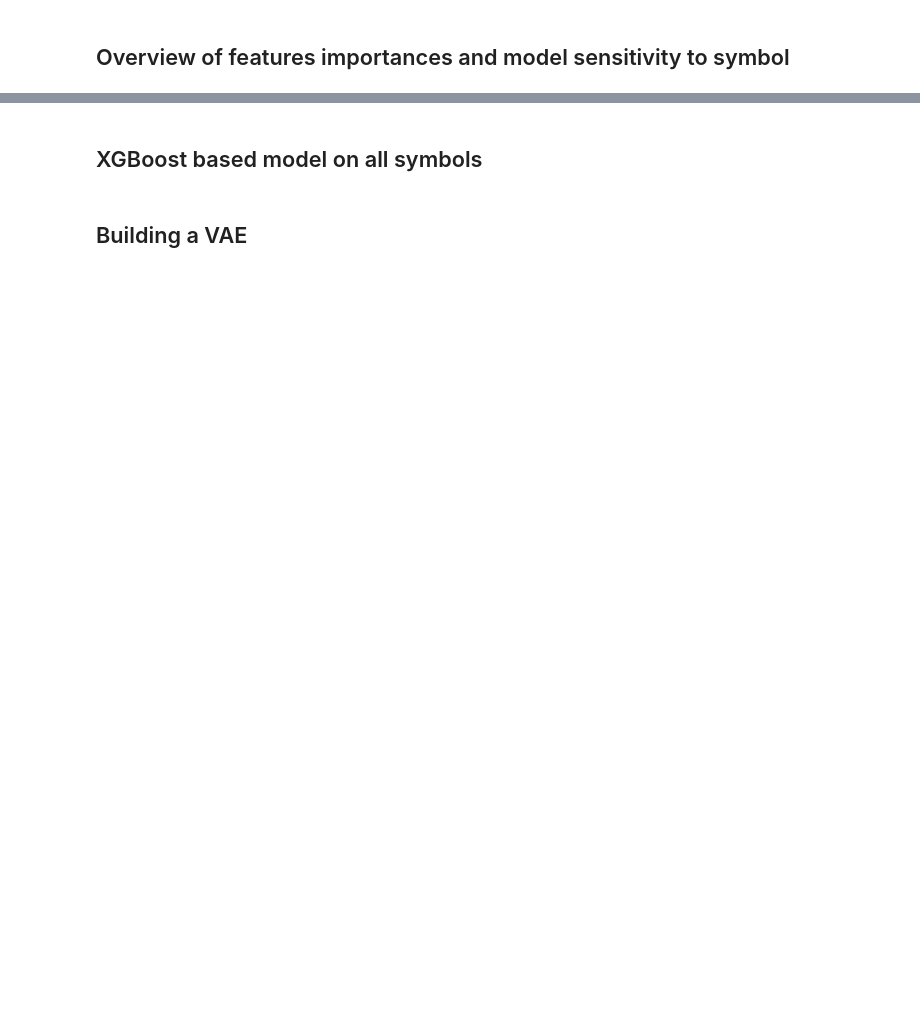
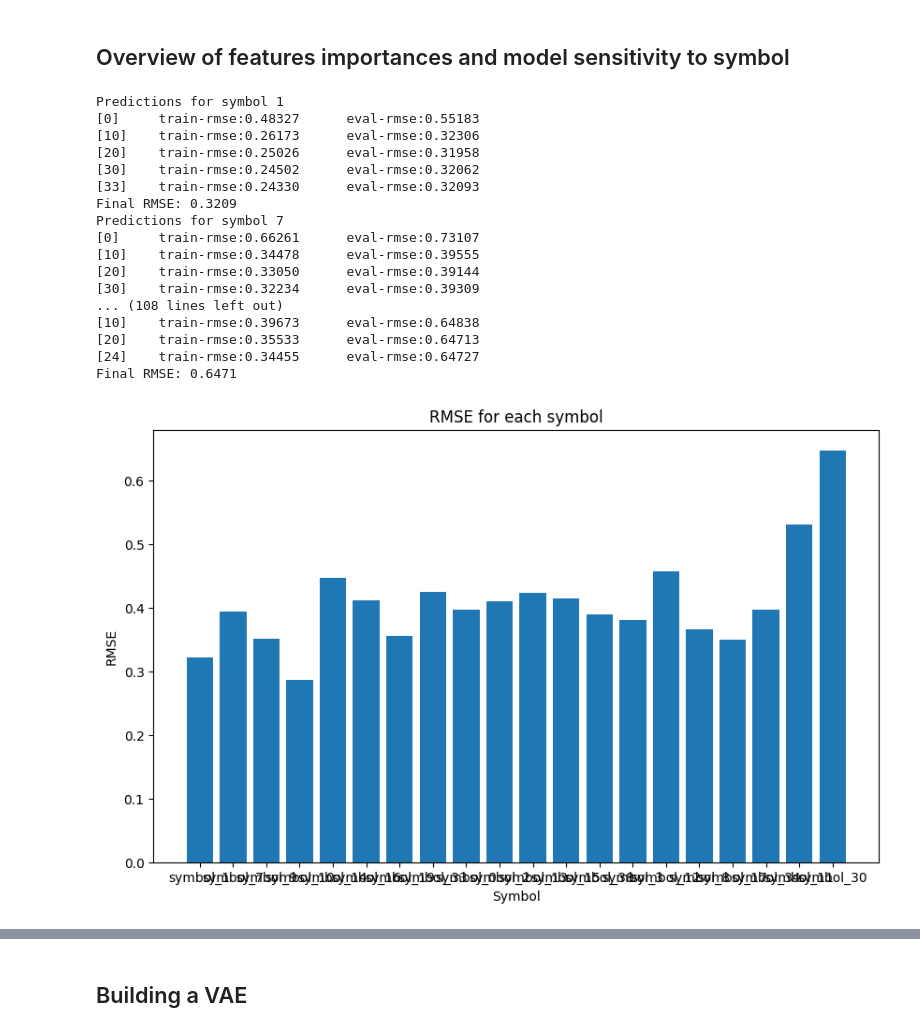
Before and after one commit to Bilg4me/Advanced-ML-Project, a Jupyter notebook: code/VAE.ipynb, the cells around one changed output, grey strips where cells are left out. Cells and saved outputs as stored; diff of their text form; code cells hidden in the pictures; blank space fills up the shorter version.

```diff
--- a/code/VAE.ipynb
+++ b/code/VAE.ipynb
@@ -28,3 +41,42 @@ symbols
+# %%
+# preprocess the data into features and target
+def data_preprocess(data, max_lag = 3, symbol=None):
+
+    if symbol is not None:
+        # Filter data for the selected symbol
+        df = data[data['symbol_id'] == symbol]
+    else:
+        df = data
+
+    # Create lags
+    for lag in range(1, max_lag + 1):
+        df[f'responder_6_lag{lag}'] = df.groupby('symbol_id')['responder_6'].shift(lag)
+
+    # Drop rows with NaN
+    df.dropna(subset=[f'responder_6_lag{lag}' for lag in range(1, max_lag+1)], inplace=True)
+
+    # Drop columns with more than 50% missing values
+    missing_values = df.isnull().mean()
+    missing_values = missing_values[missing_values > 0.5]
+    df.drop(columns=missing_values.index, inplace=True)
+
+    # Drop columns not needed
+    exclude_cols = ['date_id', 'time_id'] + [f'responder_{i}' for i in range(9) if i != 6]
+    df.drop(columns=exclude_cols, inplace=True)
+
+    # Fill missing values with previous and next values
+    df.fillna(method='ffill', inplace=True)
+    df.fillna(method='bfill', inplace=True)
+
+    # Drop columns with zero standard deviation
+    std = df.std()
+    exclude_cols = std[std == 0].index.tolist()
+
+    # Separate features and target
+    X = df.drop(columns=exclude_cols + ['responder_6'])
+    y = df['responder_6']
+
+    return X, y
 # %% [markdown]
 ## Overview of features importances and model sensitivity to symbol
 # %%
@@ -80,6 +132,7 @@ def train_model_xgboost(symbol, data):
 
 rmse = {}
 features_importances = {}
+symbols = full_data['symbol_id'].unique().tolist()
 
 for symbol in symbols:
     print(f"Predictions for symbol {symbol}")
@@ -88,30 +141,49 @@ for symbol in symbols:
     model, rmse[f'symbol_{symbol}'] = train_model_xgboost(symbol, full_data)
 
     # save the feature importances
     importances = model.get_score(importance_type='weight')
     features_names = model.get_score(importance_type='weight').keys()
 
     for features in features_names:
         if features in features_importances:
             features_importances[f'{features}'].append(importances[features])
         else:
             features_importances[f'{features}'] = [importances[features]]
 
  # Plot RMSE Bar Chart and Feature Importance Boxplot
 
 # RMSE Bar Chart
 plt.figure(figsize=(10, 6))
 plt.bar(rmse.keys(), rmse.values())
 plt.xlabel('Symbol')
 plt.ylabel('RMSE')
 plt.title('RMSE for each symbol')
 plt.show()
 
 # Feature Importance Boxplot
 plt.figure(figsize=(10, 6))
 plt.boxplot(features_importances.values())
 plt.xticks(range(1, len(features_importances) + 1), features_importances.keys(), rotation=90)
 plt.xlabel('Feature')
 plt.ylabel('Importance')
 plt.title('Feature Importance for each symbol')
 plt.show()
+# %% [output]
+Predictions for symbol 1
+[0]     train-rmse:0.48327      eval-rmse:0.55183
+[10]    train-rmse:0.26173      eval-rmse:0.32306
+[20]    train-rmse:0.25026      eval-rmse:0.31958
+[30]    train-rmse:0.24502      eval-rmse:0.32062
+[33]    train-rmse:0.24330      eval-rmse:0.32093
+Final RMSE: 0.3209
+Predictions for symbol 7
+[0]     train-rmse:0.66261      eval-rmse:0.73107
+[10]    train-rmse:0.34478      eval-rmse:0.39555
+[20]    train-rmse:0.33050      eval-rmse:0.39144
+[30]    train-rmse:0.32234      eval-rmse:0.39309
+... (108 lines left out)
+[10]    train-rmse:0.39673      eval-rmse:0.64838
+[20]    train-rmse:0.35533      eval-rmse:0.64713
+[24]    train-rmse:0.34455      eval-rmse:0.64727
+Final RMSE: 0.6471
+[figure, added]
@@ -118,4 +191,2 @@ plt.show()
-# %% [markdown]
-## XGBoost based model on all symbols
 # %% [markdown]
 ## Building a VAE
```
Also changed, not shown: parts of 24 cells of this notebook, 7 other files.
